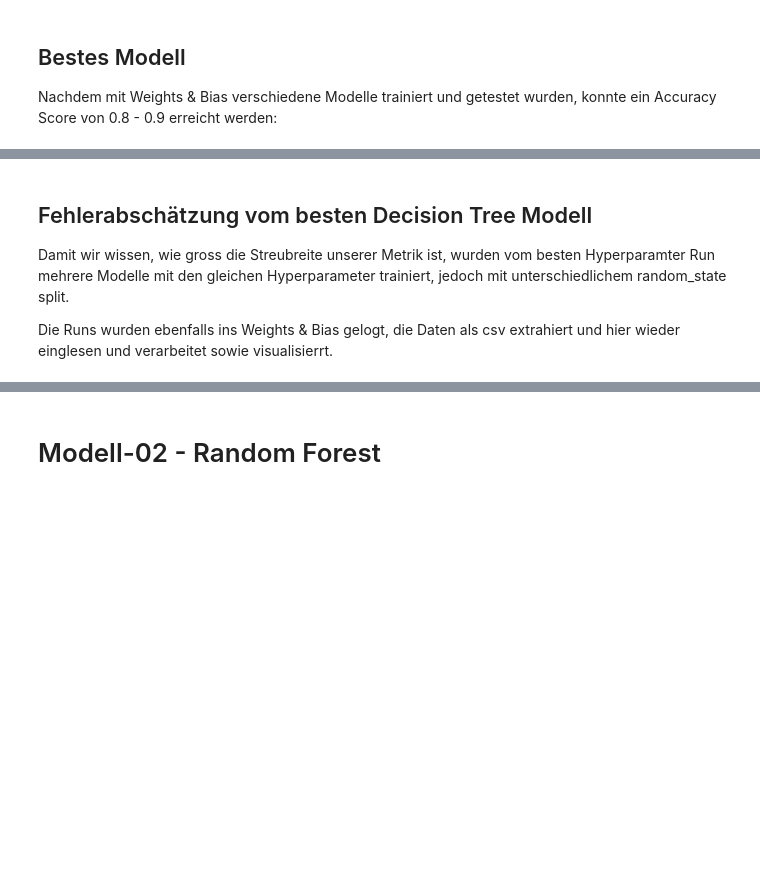
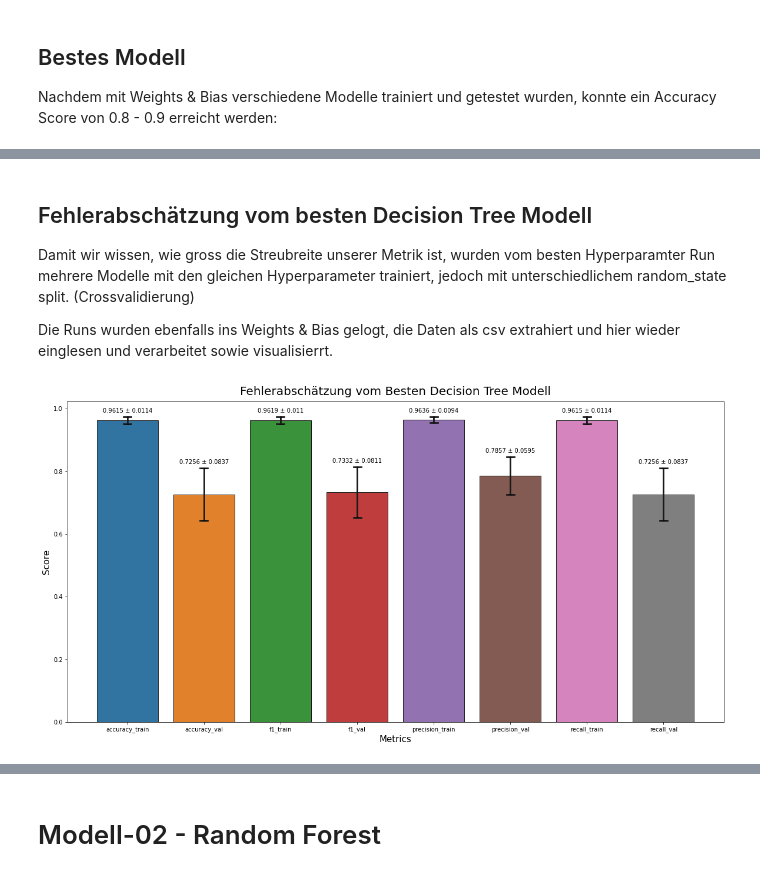
Before and after one commit to CDL1-Sensor/Sensor-Klassifikation-ohne-Deep-Learning, a Jupyter notebook: ML-Modelle.ipynb, the cells around one changed output, grey strips where cells are left out. Saved outputs shown, nothing was run; the diff lists cells and outputs as text; code cells hidden in the pictures; blank space fills up the shorter version.

```diff
--- a/ML-Modelle.ipynb
+++ b/ML-Modelle.ipynb
@@ -405,9 +442,65 @@ plt.show()
 # %% [markdown]
 ## Fehlerabschätzung vom besten Decision Tree Modell
 
-Damit wir wissen, wie gross die Streubreite unserer Metrik ist, wurden vom besten Hyperparamter Run mehrere Modelle mit den gleichen Hyperparameter trainiert, jedoch mit unterschiedlichem random_state split.
+Damit wir wissen, wie gross die Streubreite unserer Metrik ist, wurden vom besten Hyperparamter Run mehrere Modelle mit den gleichen Hyperparameter trainiert, jedoch mit unterschiedlichem random_state split. (Crossvalidierung)
 
 Die Runs wurden ebenfalls ins Weights & Bias gelogt, die Daten als csv extrahiert und hier wieder einglesen und verarbeitet sowie visualisierrt.
+# %%
+def read_and_concat_csv(file1, file2, file3, export_parquet_path):
+    """
+    file1: path to csv file 1
+    file2: path to csv file 2
+    file3: path to csv file 3
+    export_parquet_path: path to export the concatenated csv files as parquet
+    """
+    # CSV-Dateien in DataFrame einlesen
+    df1 = pd.read_csv(file1)
+    df2 = pd.read_csv(file2)
+    df3 = pd.read_csv(file3)
+
+    # DataFrames concatenieren
+    concatenated_df = pd.concat([df1, df2, df3], ignore_index=True)
+
+    # Export to Parquet
+    concatenated_df.to_parquet(export_parquet_path)
+
+    # relevant columns
+    metrics = ['accuracy_train', 'accuracy_val', 'f1_train', 'f1_val',
+       'precision_train', 'precision_val', 'recall_train', 'recall_val']
+
+    return concatenated_df[metrics]
+
+# file paths
+dt_file1 = "wandb-best-parameters-runs/decision-tree/dt-uxvqzsec-01.csv"
+dt_file2 = "wandb-best-parameters-runs/decision-tree/dt-80hzr342-02.csv"
+dt_file3 = "wandb-best-parameters-runs/decision-tree/dt-wy512u5o-03.csv"
+# export path
+dt_export_path = "wandb-best-parameters-runs/decision-tree/dt-best-model-runs.parquet"
+
+# read and concat csv files
+dt_best_model_runs = read_and_concat_csv(dt_file1, dt_file2, dt_file3, dt_export_path)
+
+# pivot into longer dataframe
+dt_metrics = dt_best_model_runs.melt(var_name="metrics", value_name="score")
+# calculate for each metrics the mean an standard deviation
+dt_metrics_mean = dt_metrics.groupby("metrics").mean().reset_index().rename(columns={"score": "mean"})
+dt_metrics_std = dt_metrics.groupby("metrics").std().reset_index().rename(columns={"score": "std"})
+
+# Plot wit barplot the mean and standard deviation of each metrics
+fig, ax = plt.subplots(figsize=(20,10))
+sns.barplot(x="metrics", y="score", data=dt_metrics, ax=ax, errorbar="sd", capsize=0.1, linewidth=1, edgecolor=".1", errcolor=".1")
+# add mean and standard deviation to plot
+ax.errorbar(x=dt_metrics_mean["metrics"], y=dt_metrics_mean["mean"], yerr=dt_metrics_std["std"], fmt='none', c='black', capsize=5)
+# add mean metric and its standard deviation as text to plot
+for i in range(len(dt_metrics_mean)):
+    ax.text(x=i, y=dt_metrics_mean["mean"][i]+dt_metrics_std["std"][i]+0.01, s=str(round(dt_metrics_mean["mean"][i], 4 )) + " ± " + str(round(dt_metrics_std["std"][i], 4 )), ha='center', va='bottom', color='black')
+# add title and labels
+plt.title("Fehlerabschätzung vom Besten Decision Tree Modell", fontsize=20, y=1.01)
+plt.xlabel("Metrics", fontsize=15)
+plt.ylabel("Score", fontsize=15)
+plt.show()
+# %% [output]
+[figure, added]
 # %% [markdown]
 ## Fazit
 Für das Optimieren der Machine Learning Modelle wurde die Plattform Weights and Biases verwendet, um Grid Searches auszuführen und diese zu visualisieren.Durch die Visualisierungen können die trainierten modelle besser verglichen und die besten Parameter ausgewählt werden.
```
Also changed, not shown: parts of 20 cells of this notebook.
